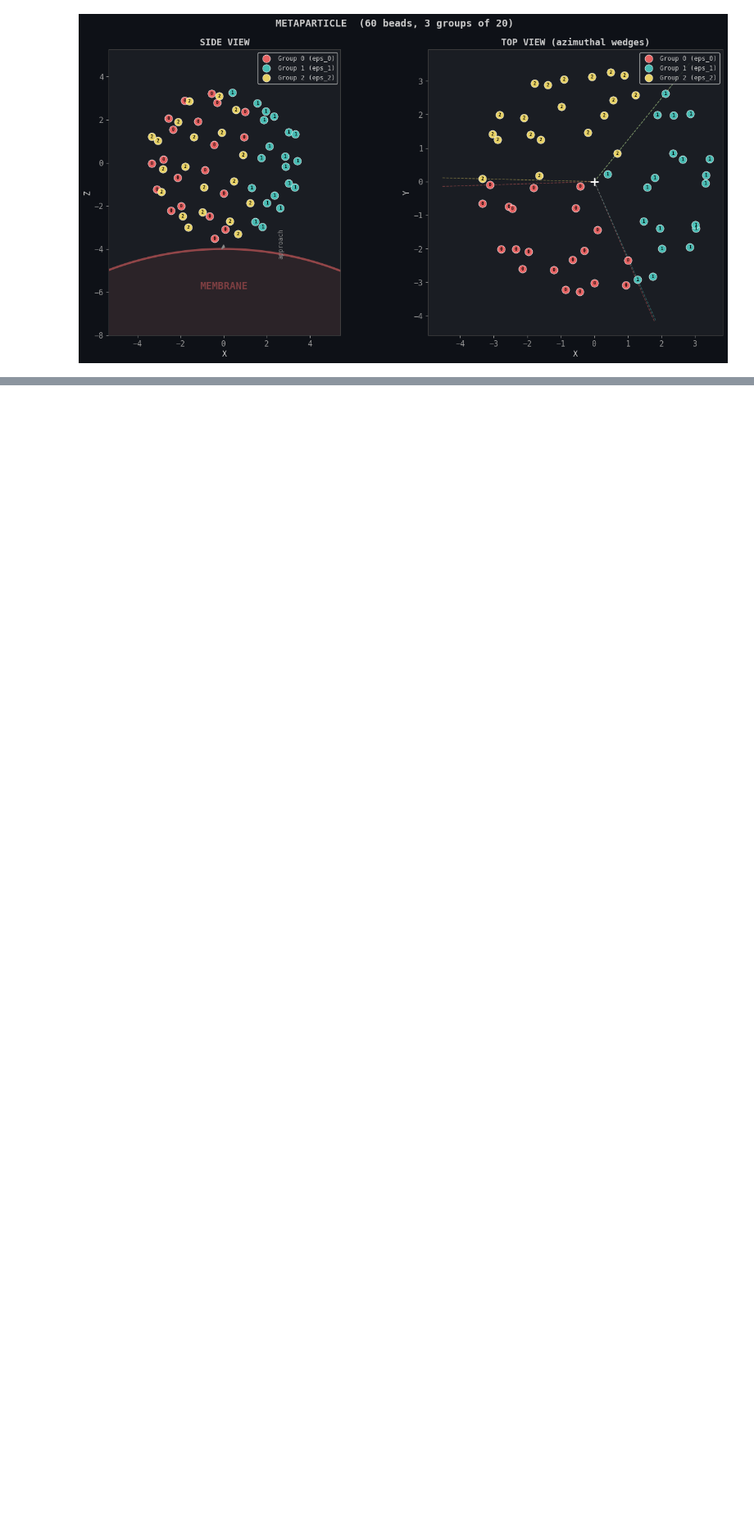
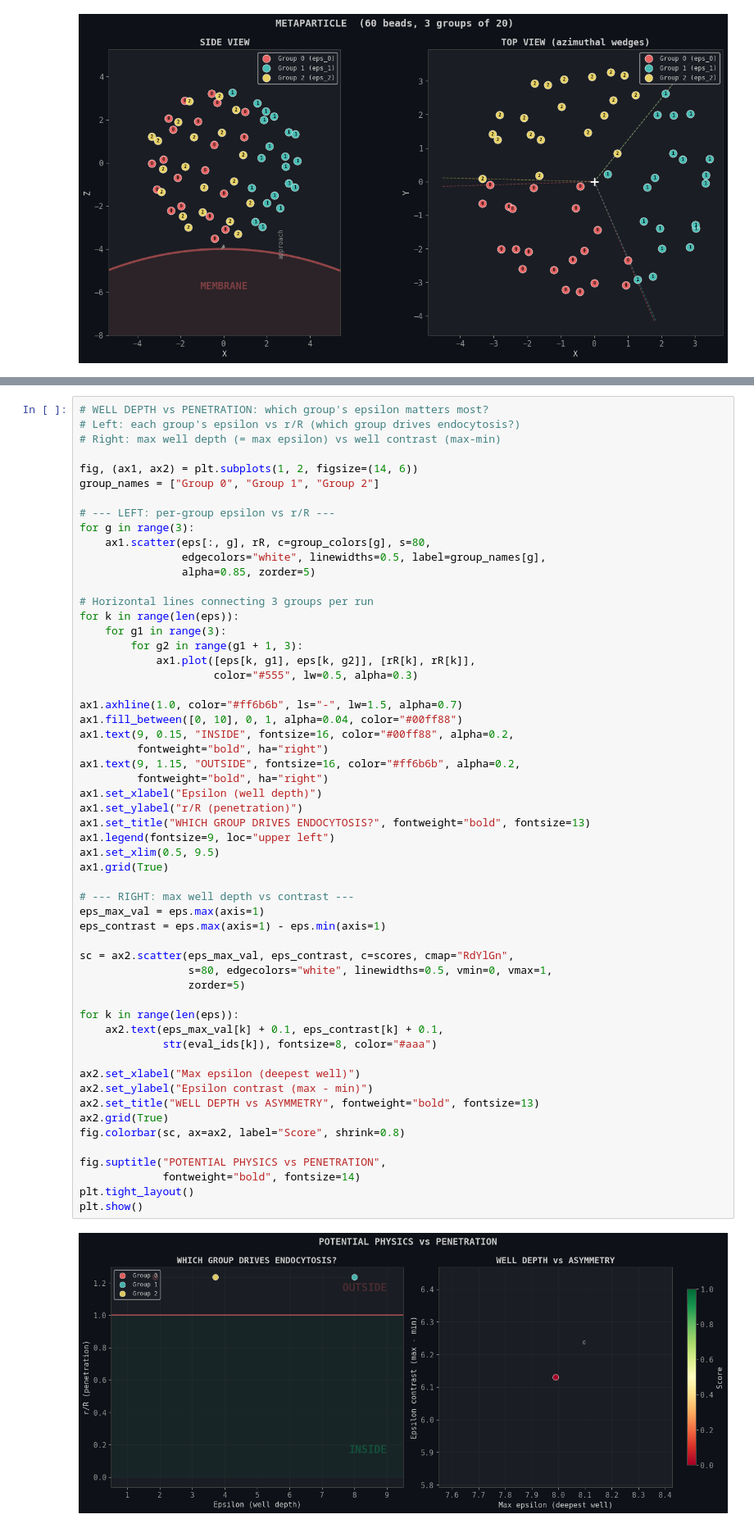
Before and after one commit to MaartenStork/metaparticles-main, a Jupyter notebook: analyze_bo.ipynb, the cells around one changed output, grey strips where cells are left out. Shown at 82% size. Drawn from its saved outputs; the diff is of its cells as text; blank space fills up the shorter version.

```diff
--- a/analyze_bo.ipynb
+++ b/analyze_bo.ipynb
@@ -669,0 +869,58 @@ plt.show()
+# %%
+# WELL DEPTH vs PENETRATION: which group's epsilon matters most?
+# Left: each group's epsilon vs r/R (which group drives endocytosis?)
+# Right: max well depth (= max epsilon) vs well contrast (max-min)
+
+fig, (ax1, ax2) = plt.subplots(1, 2, figsize=(14, 6))
+group_names = ["Group 0", "Group 1", "Group 2"]
+
+# --- LEFT: per-group epsilon vs r/R ---
+for g in range(3):
+    ax1.scatter(eps[:, g], rR, c=group_colors[g], s=80,
+                edgecolors="white", linewidths=0.5, label=group_names[g],
+                alpha=0.85, zorder=5)
+
+# Horizontal lines connecting 3 groups per run
+for k in range(len(eps)):
+    for g1 in range(3):
+        for g2 in range(g1 + 1, 3):
+            ax1.plot([eps[k, g1], eps[k, g2]], [rR[k], rR[k]],
+                     color="#555", lw=0.5, alpha=0.3)
+
+ax1.axhline(1.0, color="#ff6b6b", ls="-", lw=1.5, alpha=0.7)
+ax1.fill_between([0, 10], 0, 1, alpha=0.04, color="#00ff88")
+ax1.text(9, 0.15, "INSIDE", fontsize=16, color="#00ff88", alpha=0.2,
+         fontweight="bold", ha="right")
+ax1.text(9, 1.15, "OUTSIDE", fontsize=16, color="#ff6b6b", alpha=0.2,
+         fontweight="bold", ha="right")
+ax1.set_xlabel("Epsilon (well depth)")
+ax1.set_ylabel("r/R (penetration)")
+ax1.set_title("WHICH GROUP DRIVES ENDOCYTOSIS?", fontweight="bold", fontsize=13)
+ax1.legend(fontsize=9, loc="upper left")
+ax1.set_xlim(0.5, 9.5)
+ax1.grid(True)
+
+# --- RIGHT: max well depth vs contrast ---
+eps_max_val = eps.max(axis=1)
+eps_contrast = eps.max(axis=1) - eps.min(axis=1)
+
+sc = ax2.scatter(eps_max_val, eps_contrast, c=scores, cmap="RdYlGn",
+                 s=80, edgecolors="white", linewidths=0.5, vmin=0, vmax=1,
+                 zorder=5)
+
+for k in range(len(eps)):
+    ax2.text(eps_max_val[k] + 0.1, eps_contrast[k] + 0.1,
+             str(eval_ids[k]), fontsize=8, color="#aaa")
+
+ax2.set_xlabel("Max epsilon (deepest well)")
+ax2.set_ylabel("Epsilon contrast (max - min)")
+ax2.set_title("WELL DEPTH vs ASYMMETRY", fontweight="bold", fontsize=13)
+ax2.grid(True)
+fig.colorbar(sc, ax=ax2, label="Score", shrink=0.8)
+
+fig.suptitle("POTENTIAL PHYSICS vs PENETRATION",
+             fontweight="bold", fontsize=14)
+plt.tight_layout()
+plt.show()
+# %% [output]
+[figure, added]
```
Also changed, not shown: parts of 14 cells of this notebook, 2 other files.
